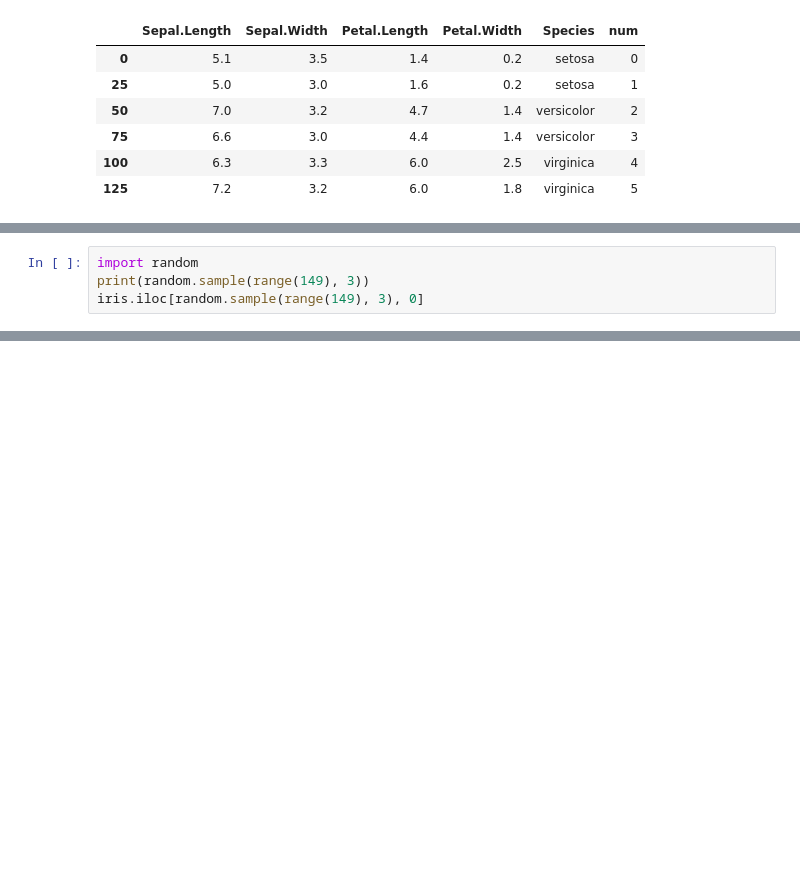
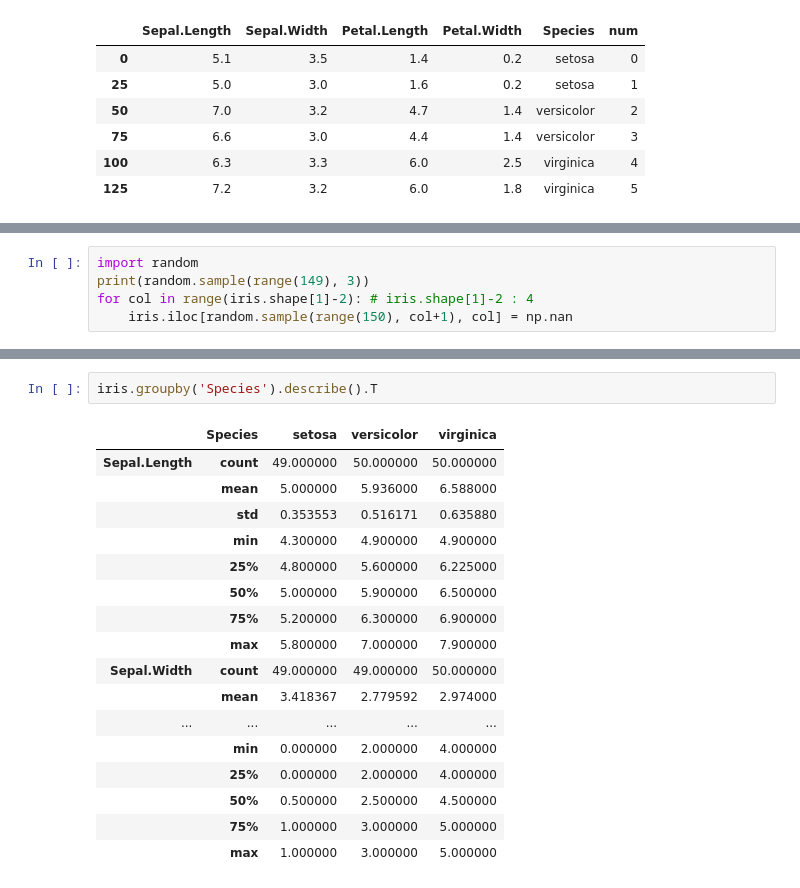
Before and after one commit to comlec/ai_x, a Jupyter notebook: source/01_python/ch11_데이터프레임과시리즈(Pandas)_9절~.ipynb, the cells around one changed output, grey strips where cells are left out. Saved outputs shown, nothing was run; the diff lists cells and outputs as text; blank space fills up the shorter version.

```diff
--- a/source/01_python/ch11_데이터프레임과시리즈(Pandas)_9절~.ipynb
+++ b/source/01_python/ch11_데이터프레임과시리즈(Pandas)_9절~.ipynb
@@ -174,5 +178,6 @@ iris.iloc[::25]
 # %%
 import random
 print(random.sample(range(149), 3))
-iris.iloc[random.sample(range(149), 3), 0]
+for col in range(iris.shape[1]-2): # iris.shape[1]-2 : 4
+    iris.iloc[random.sample(range(150), col+1), col] = np.nan
 # %% [output]
@@ -182,0 +227,20 @@ Name: Sepal.Length, dtype: float64
+# %%
+iris.groupby('Species').describe().T
+# %% [output]
+|  | Species | setosa | versicolor | virginica |
+| Sepal.Length | count | 49.000000 | 50.000000 | 50.000000 |
+|  | mean | 5.000000 | 5.936000 | 6.588000 |
+|  | std | 0.353553 | 0.516171 | 0.635880 |
+|  | min | 4.300000 | 4.900000 | 4.900000 |
+|  | 25% | 4.800000 | 5.600000 | 6.225000 |
+|  | 50% | 5.000000 | 5.900000 | 6.500000 |
+|  | 75% | 5.200000 | 6.300000 | 6.900000 |
+|  | max | 5.800000 | 7.000000 | 7.900000 |
+| Sepal.Width | count | 49.000000 | 49.000000 | 50.000000 |
+|  | mean | 3.418367 | 2.779592 | 2.974000 |
+| ... | ... | ... | ... | ... |
+|  | min | 0.000000 | 2.000000 | 4.000000 |
+|  | 25% | 0.000000 | 2.000000 | 4.000000 |
+|  | 50% | 0.500000 | 2.500000 | 4.500000 |
+|  | 75% | 1.000000 | 3.000000 | 5.000000 |
+|  | max | 1.000000 | 3.000000 | 5.000000 |
```
Also changed, not shown: parts of 8 cells of this notebook.
